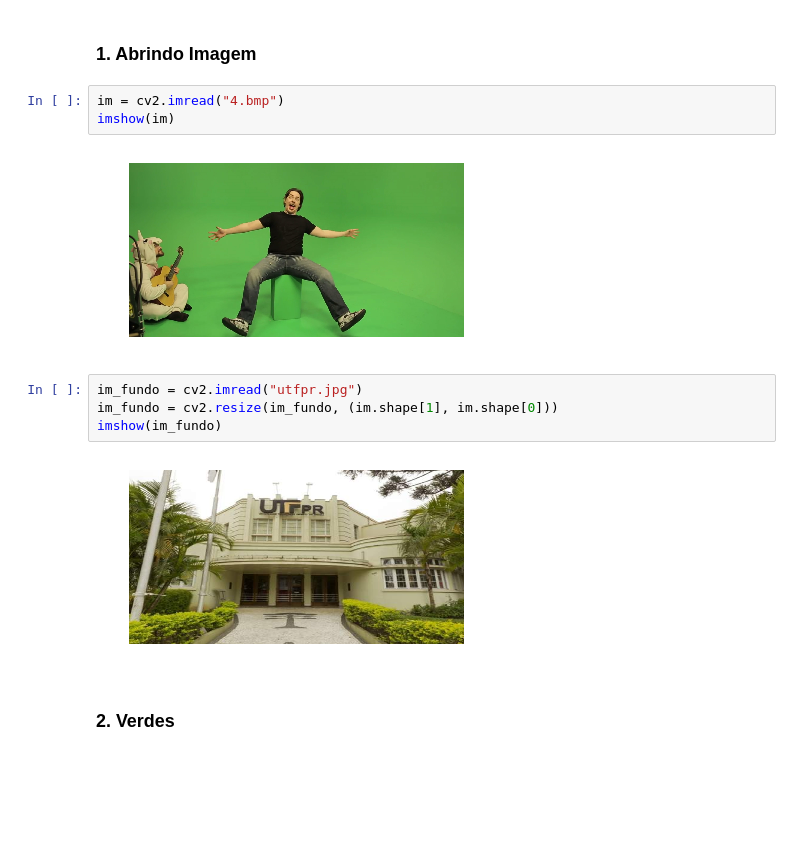
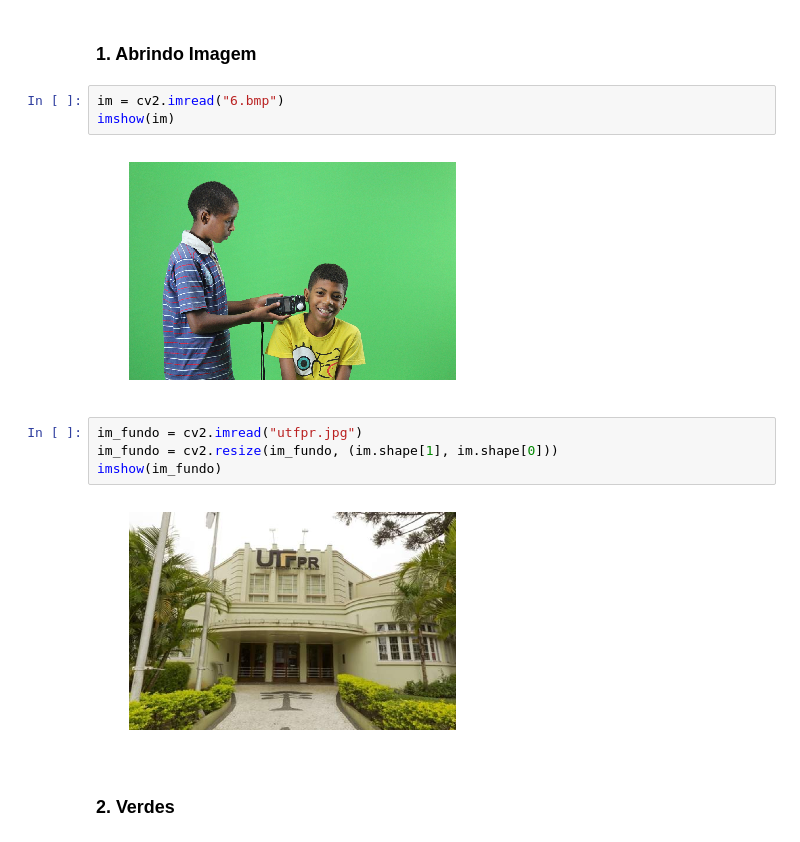
Before and after one commit to cordeirolibel/pdi, a Jupyter notebook: T05/T05.ipynb, the cells around one changed output. Drawn from its saved outputs; the diff is of its cells as text; blank space fills up the shorter version.

```diff
--- a/T05/T05.ipynb
+++ b/T05/T05.ipynb
@@ -26,16 +26,16 @@ def norm(im):
 # %% [markdown]
 ### 1. Abrindo Imagem
 # %%
-im = cv2.imread("4.bmp")
+im = cv2.imread("6.bmp")
 imshow(im)
 # %% [output]
-[figure, old version]
+[figure, new version]
 # %%
 im_fundo = cv2.imread("utfpr.jpg")
 im_fundo = cv2.resize(im_fundo, (im.shape[1], im.shape[0]))
 imshow(im_fundo)
 # %% [output]
-[figure, old version]
+[figure, new version]
 # %% [markdown]
 ### 2. Verdes
 # %%
```
Also changed, not shown: parts of 4 cells of this notebook.
